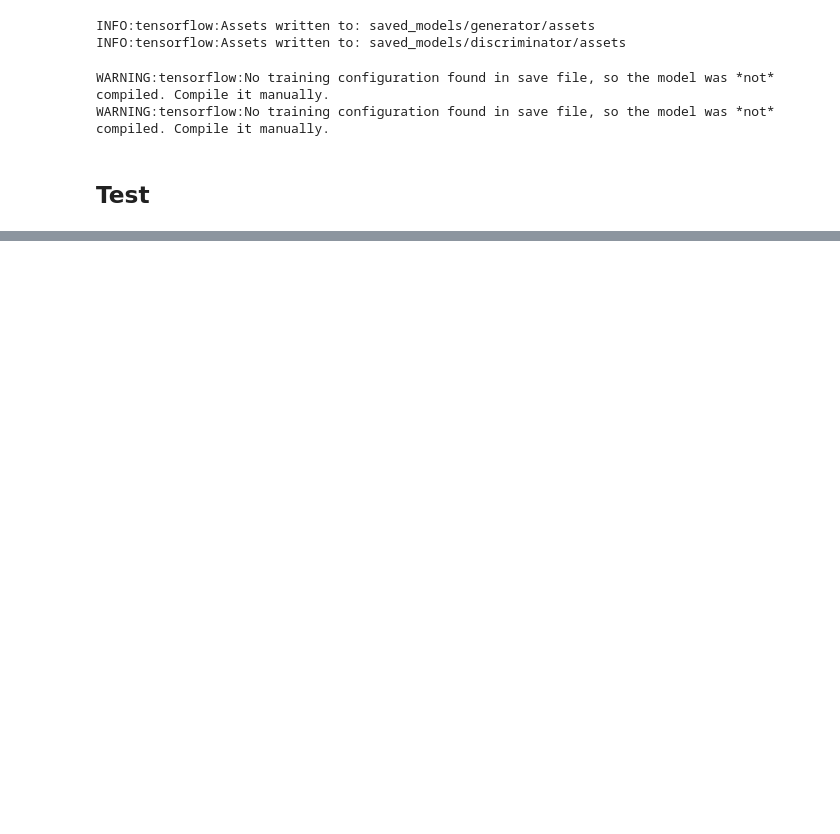
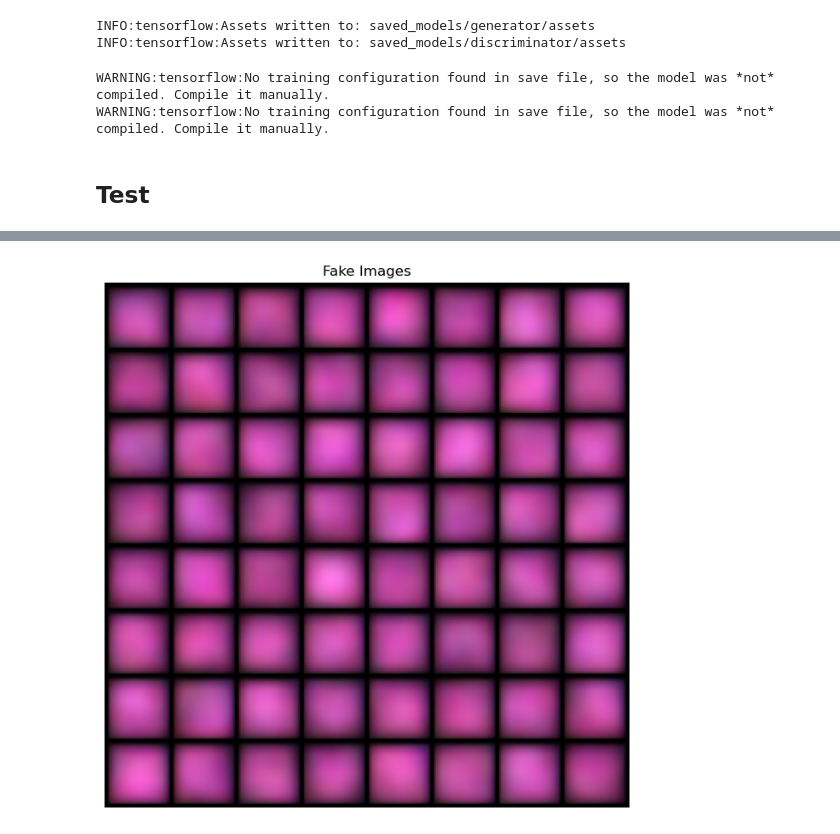
Before and after one commit to smfelixchoi/MATH-DL-study, a Jupyter notebook: 7.GAN/GAN-TensorFlow.ipynb, the cells around one changed output, grey strips where cells are left out. Cells and saved outputs as stored; diff of their text form; code cells hidden in the pictures; blank space fills up the shorter version.

```diff
--- a/7.GAN/GAN-TensorFlow.ipynb
+++ b/7.GAN/GAN-TensorFlow.ipynb
@@ -319,0 +317,13 @@ plt.show()
+# %%
+noise = tf.random.normal([64, latent_dim], seed=831)
+fake = g_model(noise)
+
+fake_tensor = torch.tensor(np.transpose(np.array(fake), (0,3,1,2)))
+
+plt.figure(figsize=(8,8))
+plt.axis("off")
+plt.title("Fake Images")
+plt.imshow(np.transpose(vutils.make_grid(fake_tensor, padding=2, normalize=True).cpu(),(1,2,0)))
+plt.show()
+# %% [output]
+[figure, added]
```
Also changed, not shown: parts of 29 cells of this notebook, 7 other files.
